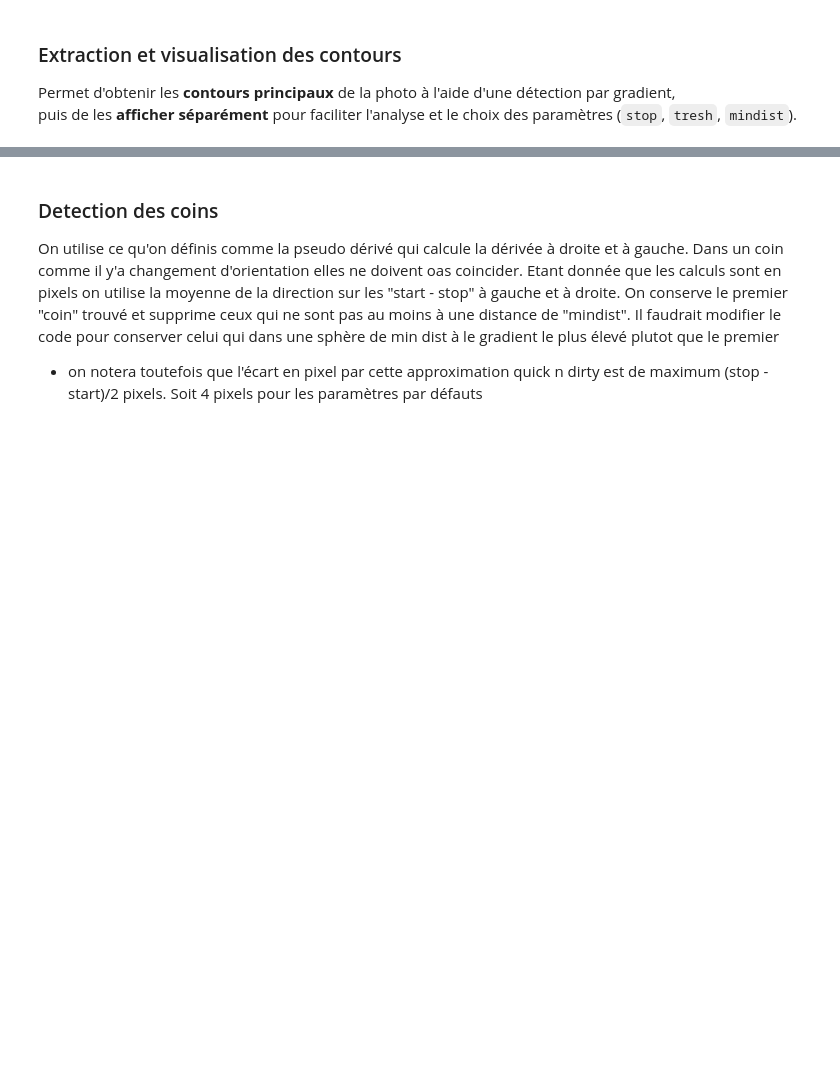
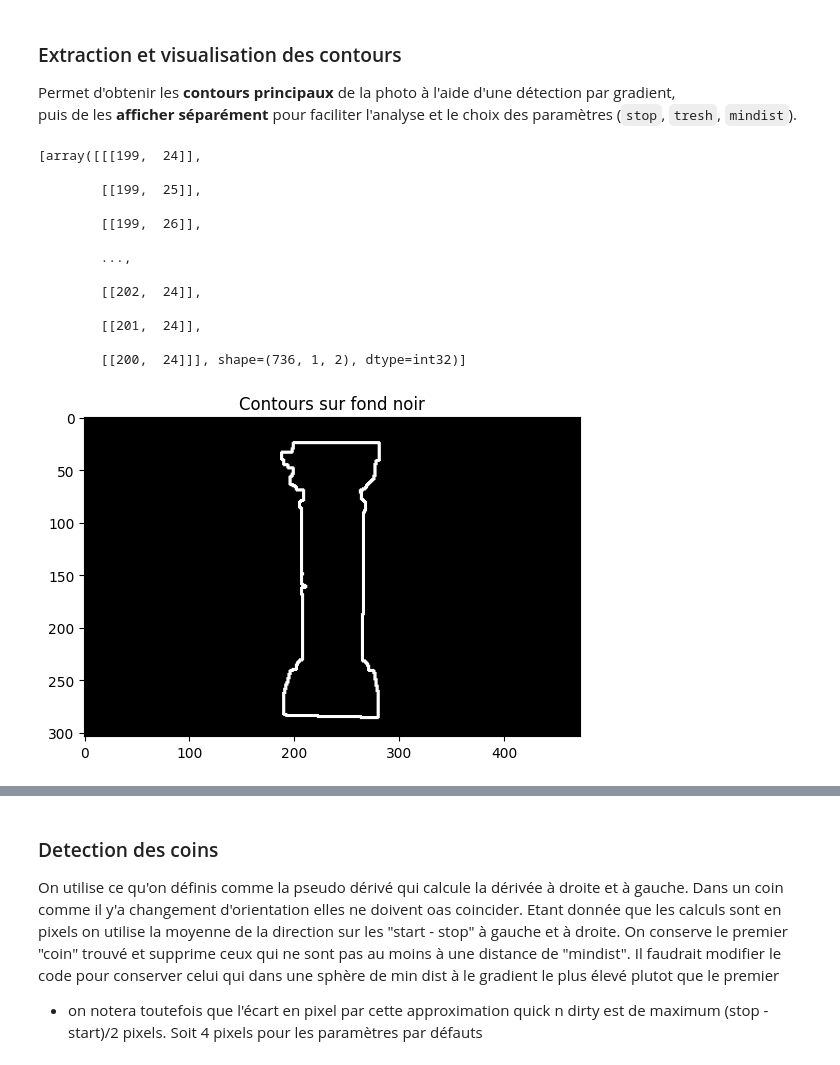
Before and after one commit to rmcvid/rmvi, a Jupyter notebook: python/picture2svg.ipynb, the cells around one changed output, grey strips where cells are left out. Saved outputs shown, nothing was run; the diff lists cells and outputs as text; code cells hidden in the pictures; blank space fills up the shorter version.

```diff
--- a/python/picture2svg.ipynb
+++ b/python/picture2svg.ipynb
@@ -64,4 +97,21 @@ def showContours(contours, image, max_cols=4, base_size=3):
 
     plt.tight_layout()
     plt.show()
+# %%
+getnShowContours(image, treshold= 200)
+# %% [output]
+[array([[[199,  24]],
+
+        [[199,  25]],
+
+        [[199,  26]],
+
+        ...,
+
+        [[202,  24]],
+
+        [[201,  24]],
+
+        [[200,  24]]], shape=(736, 1, 2), dtype=int32)]
+[figure, added]
 # %%
```
Also changed, not shown: parts of 11 cells of this notebook, 15 other files.
